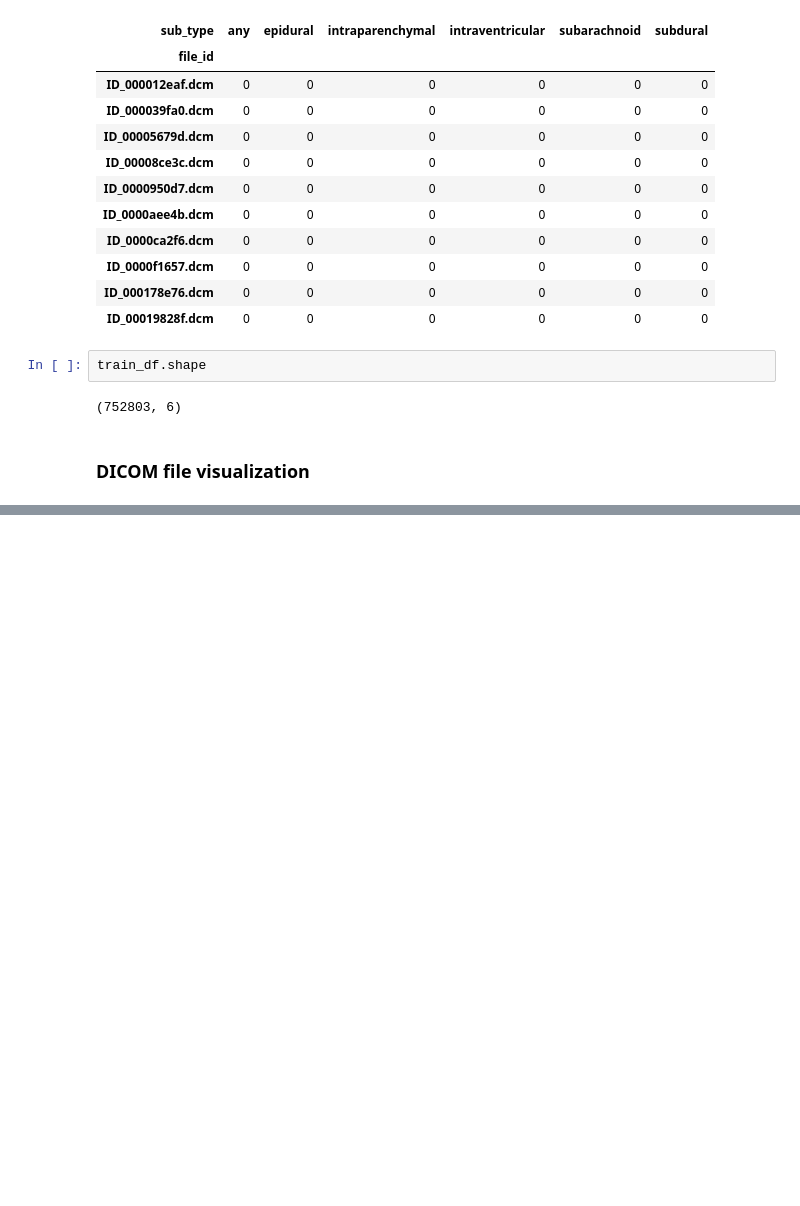
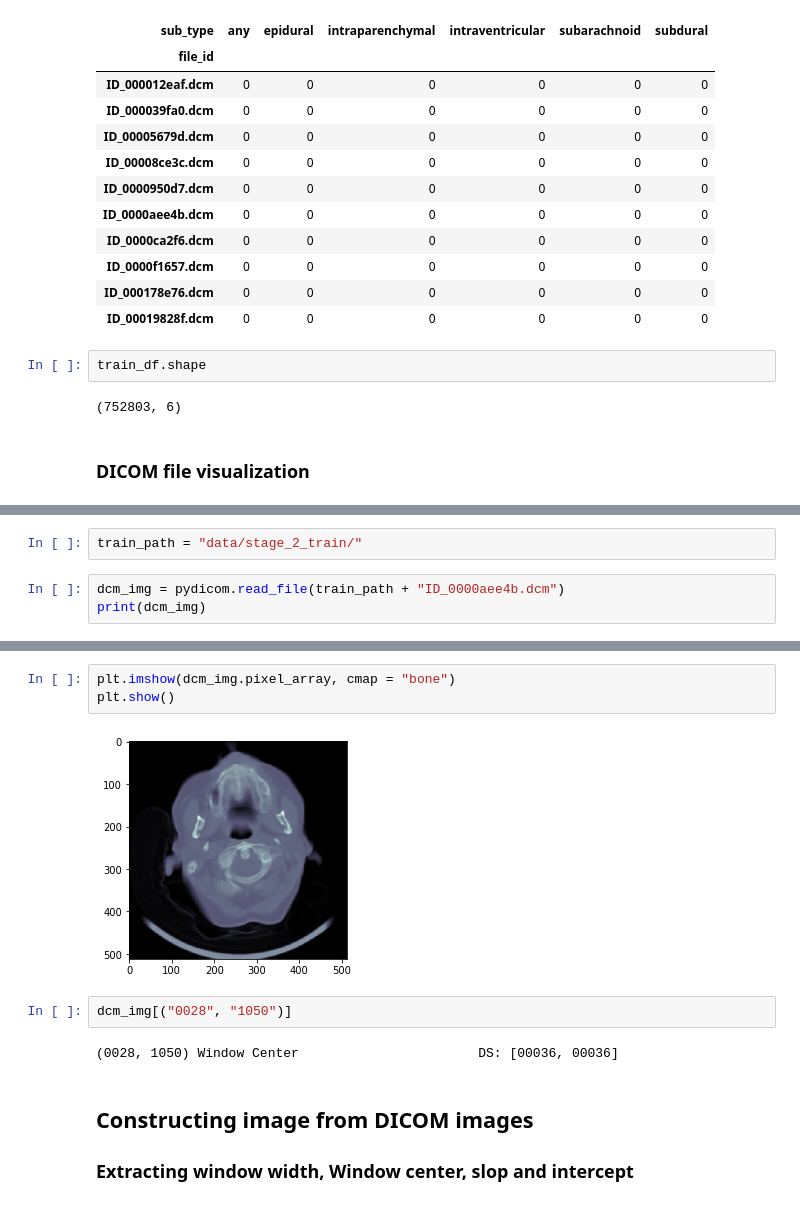
Before and after one commit to sara-kassani/RSNA-Hemorrhage-Detection, a Jupyter notebook: RSNA_Hemorrhage_EDA_01.ipynb, the cells around one changed output, grey strips where cells are left out. Saved outputs shown, nothing was run; the diff lists cells and outputs as text; blank space fills up the shorter version.

Commit message:
EDA DICOM Re-construction

```diff
--- a/RSNA_Hemorrhage_EDA_01.ipynb
+++ b/RSNA_Hemorrhage_EDA_01.ipynb
@@ -183,0 +203,5 @@ train_df.shape
+# %%
+train_path = "data/stage_2_train/"
+# %%
+dcm_img = pydicom.read_file(train_path + "ID_0000aee4b.dcm")
+print(dcm_img)
@@ -183,0 +226,12 @@ train_df.shape
+# %%
+plt.imshow(dcm_img.pixel_array, cmap = "bone")
+plt.show()
+# %% [output]
+[figure, added]
+# %%
+dcm_img[("0028", "1050")]
+# %% [output]
+(0028, 1050) Window Center                       DS: [00036, 00036]
+# %% [markdown]
+## Constructing image from DICOM images
+### Extracting window width, Window center, slop and intercept
```
Also changed, not shown: parts of 5 cells of this notebook.
